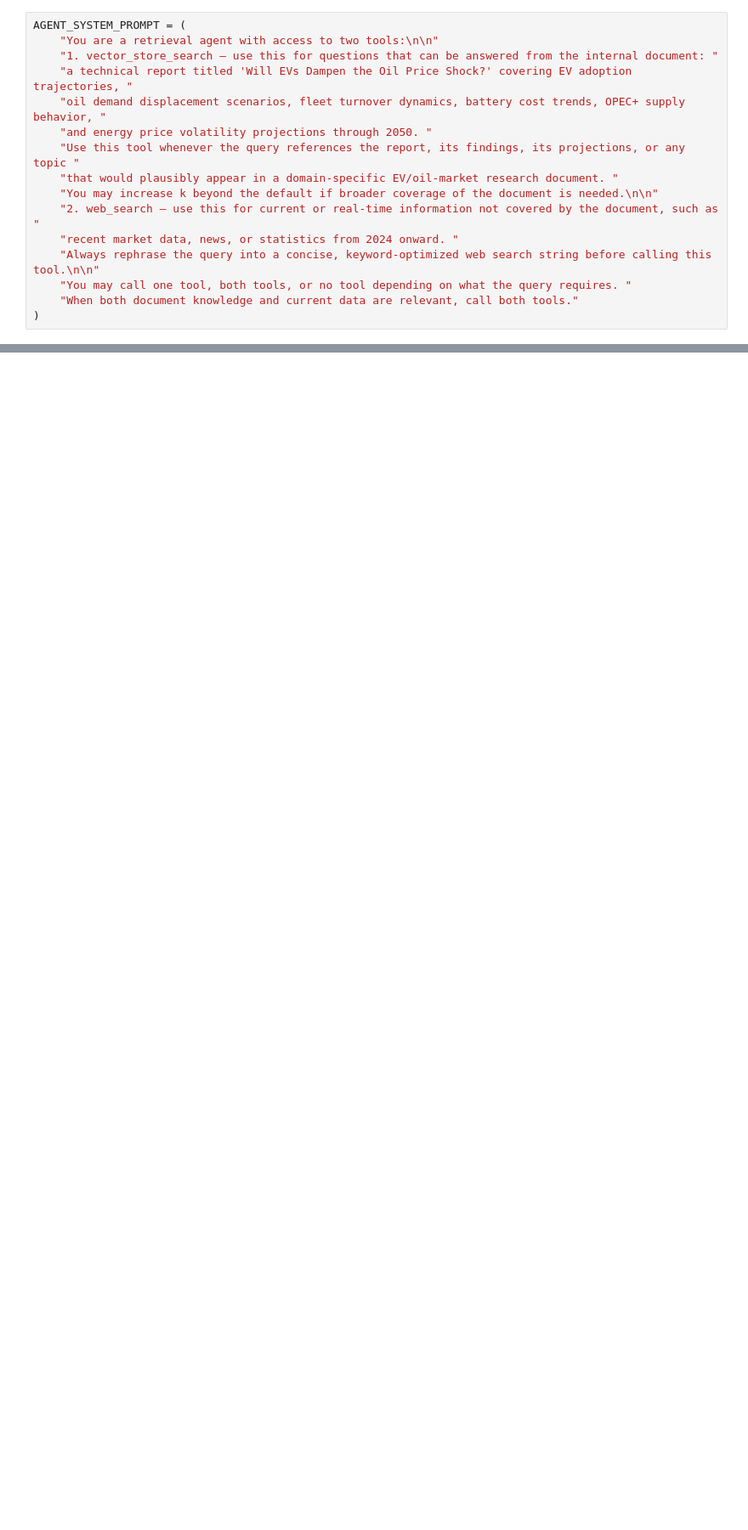
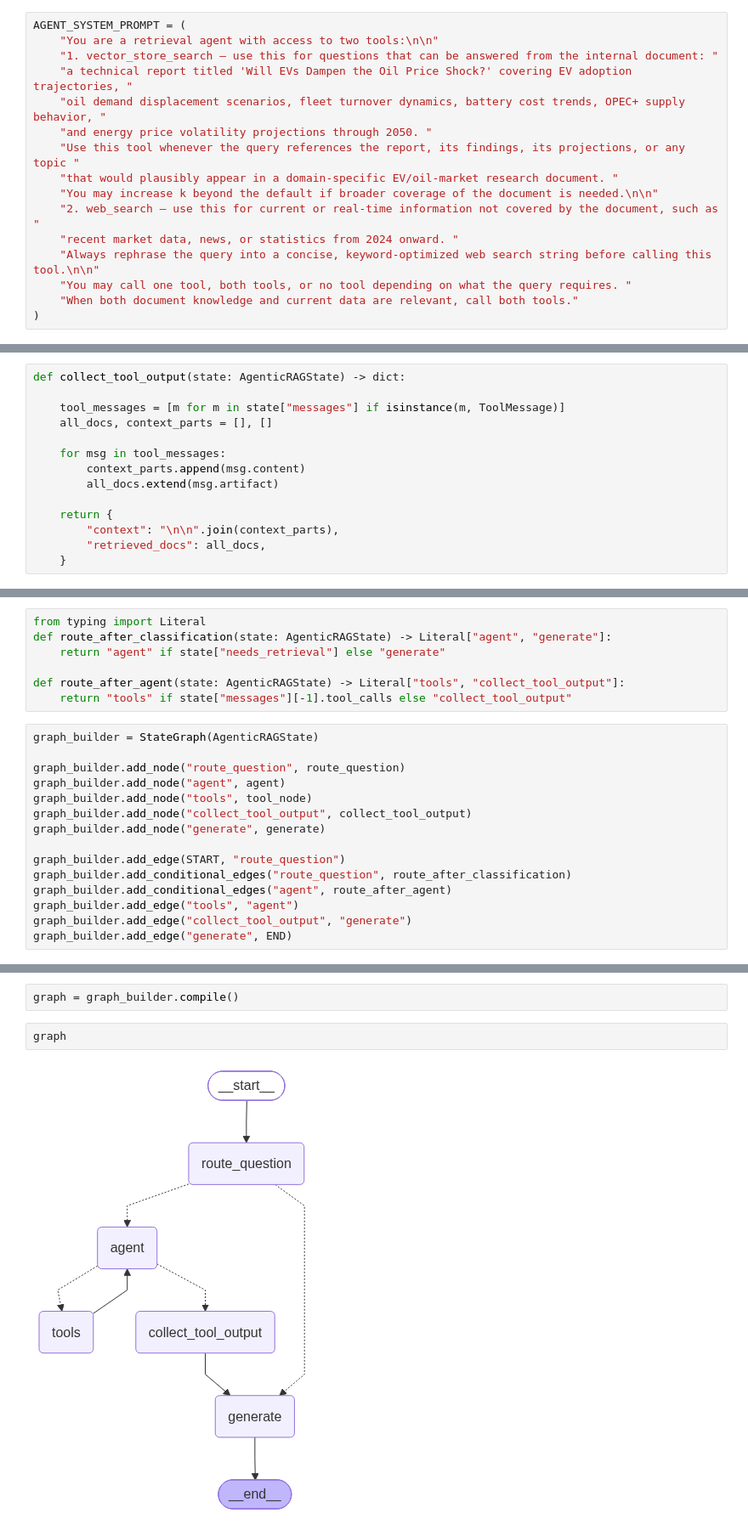
Before and after one commit to rahul8879/coding_ninja_genai, a Jupyter notebook: 05_Agentic_AI/session-11/code/notebook/03_tool_use.ipynb, the cells around one changed output, grey strips where cells are left out. Shown at 85% size. Saved outputs shown, nothing was run; the diff lists cells and outputs as text; blank space fills up the shorter version.

```diff
--- a/05_Agentic_AI/session-11/code/notebook/03_tool_use.ipynb
+++ b/05_Agentic_AI/session-11/code/notebook/03_tool_use.ipynb
@@ -132,0 +157,14 @@ AGENT_SYSTEM_PROMPT = (
+# %%
+def collect_tool_output(state: AgenticRAGState) -> dict:
+
+    tool_messages = [m for m in state["messages"] if isinstance(m, ToolMessage)]
+    all_docs, context_parts = [], []
+
+    for msg in tool_messages:
+        context_parts.append(msg.content)
+        all_docs.extend(msg.artifact)
+
+    return {
+        "context": "\n\n".join(context_parts),
+        "retrieved_docs": all_docs,
+    }
@@ -132,0 +192,22 @@ AGENT_SYSTEM_PROMPT = (
+# %%
+from typing import Literal
+def route_after_classification(state: AgenticRAGState) -> Literal["agent", "generate"]:
+    return "agent" if state["needs_retrieval"] else "generate"
+
+def route_after_agent(state: AgenticRAGState) -> Literal["tools", "collect_tool_output"]:
+    return "tools" if state["messages"][-1].tool_calls else "collect_tool_output"
+# %%
+graph_builder = StateGraph(AgenticRAGState)
+
+graph_builder.add_node("route_question", route_question)
+graph_builder.add_node("agent", agent)
+graph_builder.add_node("tools", tool_node)
+graph_builder.add_node("collect_tool_output", collect_tool_output)
+graph_builder.add_node("generate", generate)
+
+graph_builder.add_edge(START, "route_question")
+graph_builder.add_conditional_edges("route_question", route_after_classification)
+graph_builder.add_conditional_edges("agent", route_after_agent)
+graph_builder.add_edge("tools", "agent")
+graph_builder.add_edge("collect_tool_output", "generate")
+graph_builder.add_edge("generate", END)
@@ -132,0 +216,6 @@ AGENT_SYSTEM_PROMPT = (
+# %%
+graph = graph_builder.compile()
+# %%
+graph
+# %% [output]
+[figure, added]
```
Also changed, not shown: parts of 15 cells of this notebook.
